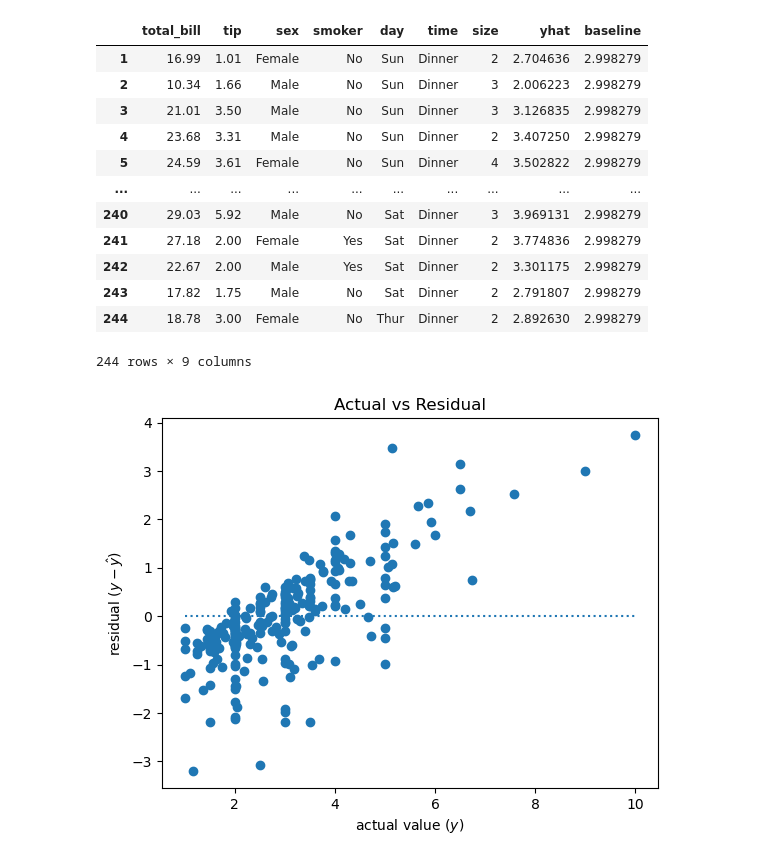
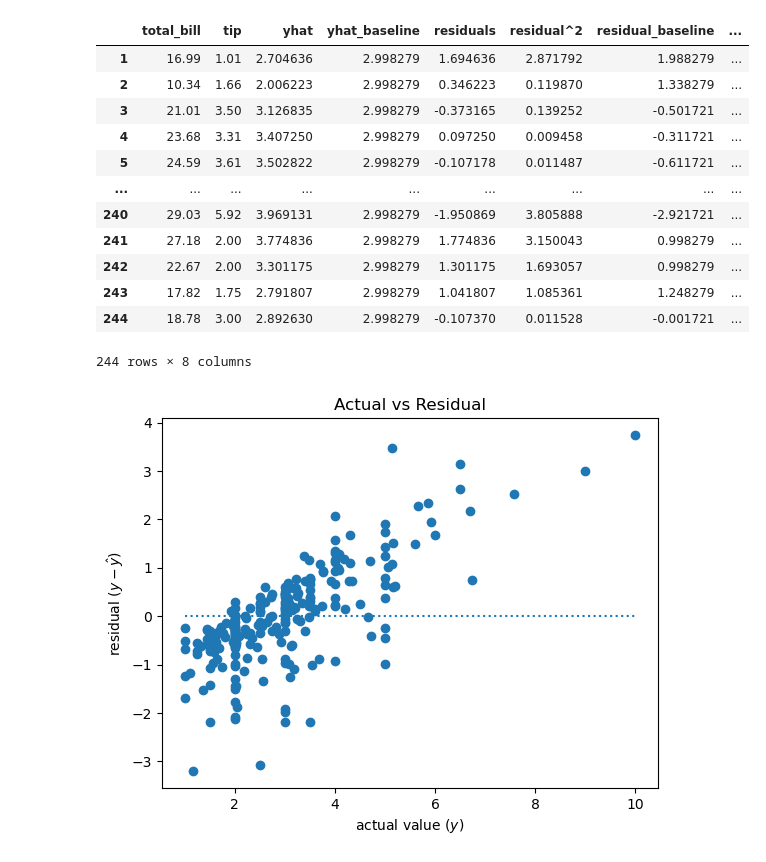
Before and after one commit to Marley-C-Robinson-99/regression-exercises, a Jupyter notebook: Evaluate.ipynb, the cells around one changed output. Drawn from its saved outputs; the diff is of its cells as text; code cells hidden in the pictures.

```diff
--- a/Evaluate.ipynb
+++ b/Evaluate.ipynb
@@ -13,17 +21,18 @@ tips = pydataset.data('tips')
 # %%
-ev.lin_reg(tips, 'total_bill', 'tip')
+preds = ev.lin_reg(tips, 'total_bill', 'tip')
+preds
 # %% [output]
-|  | total_bill | tip | sex | smoker | day | time | size | yhat | baseline |
-| 1 | 16.99 | 1.01 | Female | No | Sun | Dinner | 2 | 2.704636 | 2.998279 |
-| 2 | 10.34 | 1.66 | Male | No | Sun | Dinner | 3 | 2.006223 | 2.998279 |
-| 3 | 21.01 | 3.50 | Male | No | Sun | Dinner | 3 | 3.126835 | 2.998279 |
-| 4 | 23.68 | 3.31 | Male | No | Sun | Dinner | 2 | 3.407250 | 2.998279 |
-| 5 | 24.59 | 3.61 | Female | No | Sun | Dinner | 4 | 3.502822 | 2.998279 |
-| ... | ... | ... | ... | ... | ... | ... | ... | ... | ... |
-| 240 | 29.03 | 5.92 | Male | No | Sat | Dinner | 3 | 3.969131 | 2.998279 |
-| 241 | 27.18 | 2.00 | Female | Yes | Sat | Dinner | 2 | 3.774836 | 2.998279 |
-| 242 | 22.67 | 2.00 | Male | Yes | Sat | Dinner | 2 | 3.301175 | 2.998279 |
-| 243 | 17.82 | 1.75 | Male | No | Sat | Dinner | 2 | 2.791807 | 2.998279 |
-| 244 | 18.78 | 3.00 | Female | No | Thur | Dinner | 2 | 2.892630 | 2.998279 |
+|  | total_bill | tip | yhat | yhat_baseline | residuals | residual^2 | residual_baseline | ... |
+| 1 | 16.99 | 1.01 | 2.704636 | 2.998279 | 1.694636 | 2.871792 | 1.988279 | ... |
+| 2 | 10.34 | 1.66 | 2.006223 | 2.998279 | 0.346223 | 0.119870 | 1.338279 | ... |
+| 3 | 21.01 | 3.50 | 3.126835 | 2.998279 | -0.373165 | 0.139252 | -0.501721 | ... |
+| 4 | 23.68 | 3.31 | 3.407250 | 2.998279 | 0.097250 | 0.009458 | -0.311721 | ... |
+| 5 | 24.59 | 3.61 | 3.502822 | 2.998279 | -0.107178 | 0.011487 | -0.611721 | ... |
+| ... | ... | ... | ... | ... | ... | ... | ... | ... |
+| 240 | 29.03 | 5.92 | 3.969131 | 2.998279 | -1.950869 | 3.805888 | -2.921721 | ... |
+| 241 | 27.18 | 2.00 | 3.774836 | 2.998279 | 1.774836 | 3.150043 | 0.998279 | ... |
+| 242 | 22.67 | 2.00 | 3.301175 | 2.998279 | 1.301175 | 1.693057 | 0.998279 | ... |
+| 243 | 17.82 | 1.75 | 2.791807 | 2.998279 | 1.041807 | 1.085361 | 1.248279 | ... |
+| 244 | 18.78 | 3.00 | 2.892630 | 2.998279 | -0.107370 | 0.011528 | -0.001721 | ... |
-244 rows × 9 columns
+244 rows × 8 columns
 # %%
```
Also changed, not shown: parts of 5 cells of this notebook, 4 other files.
